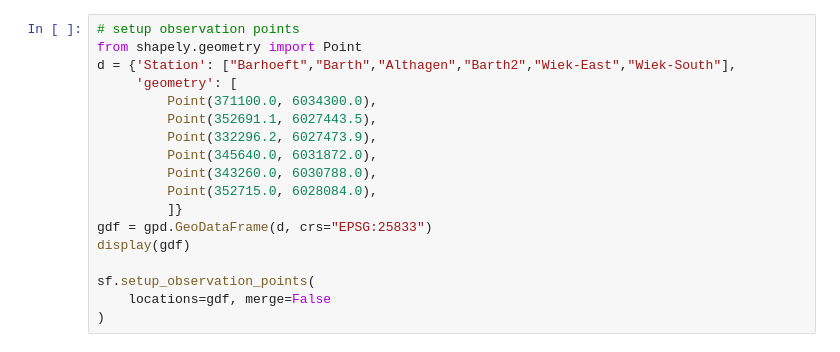
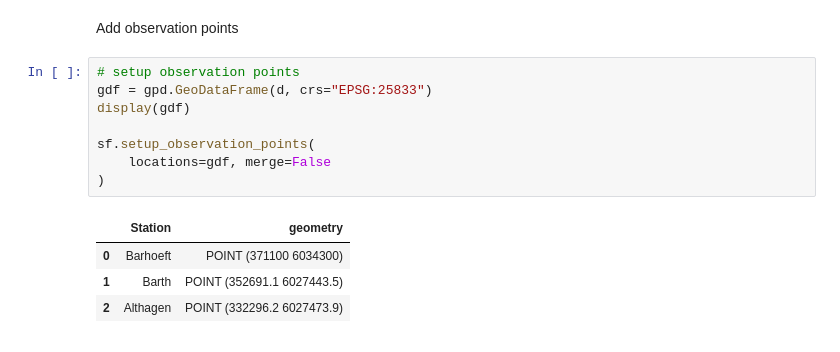
Before and after one commit to interTwin-eu/DT-flood, a Jupyter notebook: SFINCS_GFM/make_model_meas_wl.ipynb, the cells around one changed output. Drawn from its saved outputs; the diff is of its cells as text.

```diff
--- a/SFINCS_GFM/make_model_meas_wl.ipynb
+++ b/SFINCS_GFM/make_model_meas_wl.ipynb
@@ -121,21 +253,18 @@ sf.plot_forcing(fn_out="forcing.png")
+# %% [markdown]
+Add observation points
 # %%
 # setup observation points
-from shapely.geometry import Point
-d = {'Station': ["Barhoeft","Barth","Althagen","Barth2","Wiek-East","Wiek-South"],
-     'geometry': [
-         Point(371100.0, 6034300.0),
-         Point(352691.1, 6027443.5),
-         Point(332296.2, 6027473.9),
-         Point(345640.0, 6031872.0),
-         Point(343260.0, 6030788.0),
-         Point(352715.0, 6028084.0),
-         ]}
 gdf = gpd.GeoDataFrame(d, crs="EPSG:25833")
 display(gdf)
 
 sf.setup_observation_points(
     locations=gdf, merge=False
 )
+# %% [output]
+|  | Station | geometry |
+| 0 | Barhoeft | POINT (371100 6034300) |
+| 1 | Barth | POINT (352691.1 6027443.5) |
+| 2 | Althagen | POINT (332296.2 6027473.9) |
 # %%
 # Write results
 sf.write()
```
Also changed, not shown: parts of 18 cells of this notebook.
